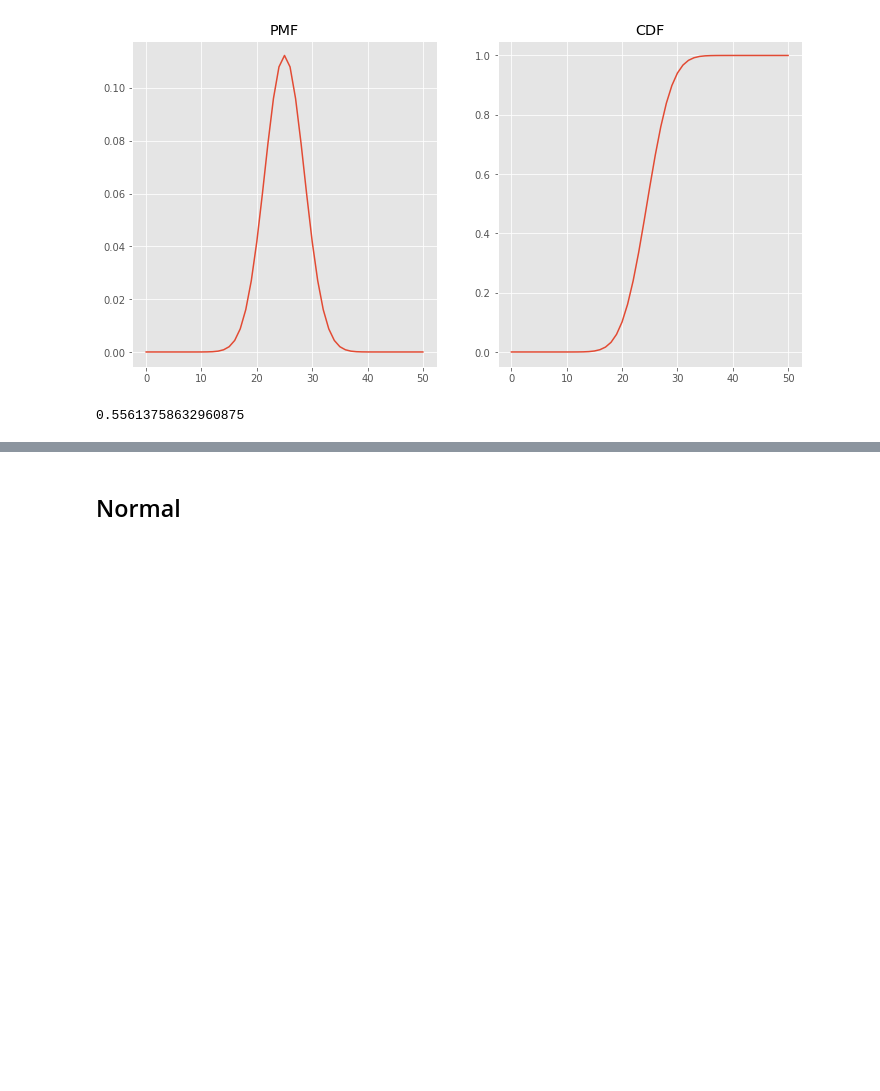
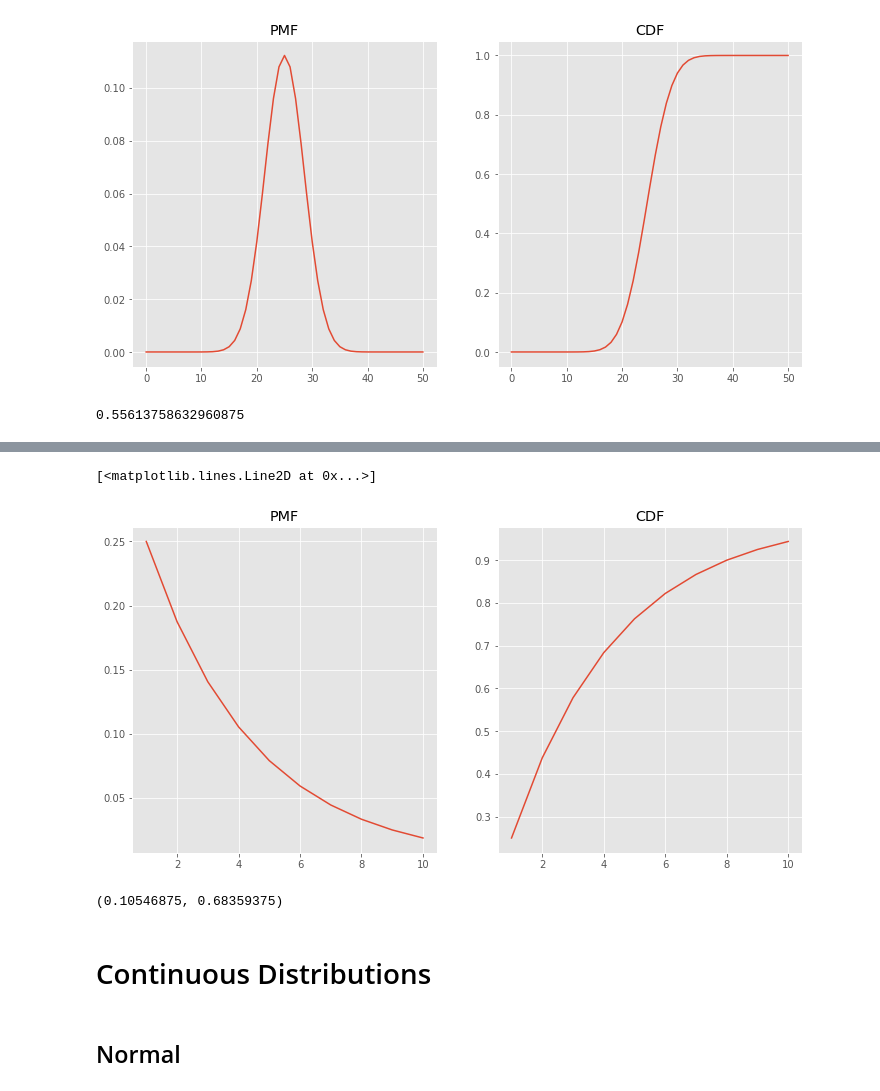
Before and after one commit to mnguyenngo/python-dist-matrix, a Jupyter notebook: Python-Distribution.ipynb, the cells around one changed output, grey strips where cells are left out. Cells and saved outputs as stored; diff of their text form; code cells hidden in the pictures; blank space fills up the shorter version.

Commit message:
Finished adding syntax for the other distributions

```diff
--- a/Python-Distribution.ipynb
+++ b/Python-Distribution.ipynb
@@ -88,0 +126,2 @@ binom_dist.cdf(x=25)
+# %%
+geom_dist = scs.geom(p=0.25, loc=0)
@@ -89,3 +138,24 @@ binom_dist.cdf(x=25)
+# %%
+n = 10
+x_points = np.linspace(1,n,n)
+fig = plt.figure(figsize = (12,6))
+ax1 = fig.add_subplot(1,2,1)
+ax2 = fig.add_subplot(1,2,2)
+
+ax1.set_title("PMF")
+ax2.set_title("CDF")
+
+ax1.plot(x_points, geom_dist.pmf(x_points))
+ax2.plot(x_points, geom_dist.cdf(x_points))
+# %% [output]
+[<matplotlib.lines.Line2D at 0x...>]
+[figure, added]
+# %%
+geom_dist.pmf(k=4), geom_dist.cdf(x=4)
+# %% [output]
+(0.10546875, 0.68359375)
+# %% [markdown]
+# Continuous Distributions
 # %% [markdown]
 ## Normal
 # %%
```
Also changed, not shown: parts of 22 cells of this notebook, 1 other file.
